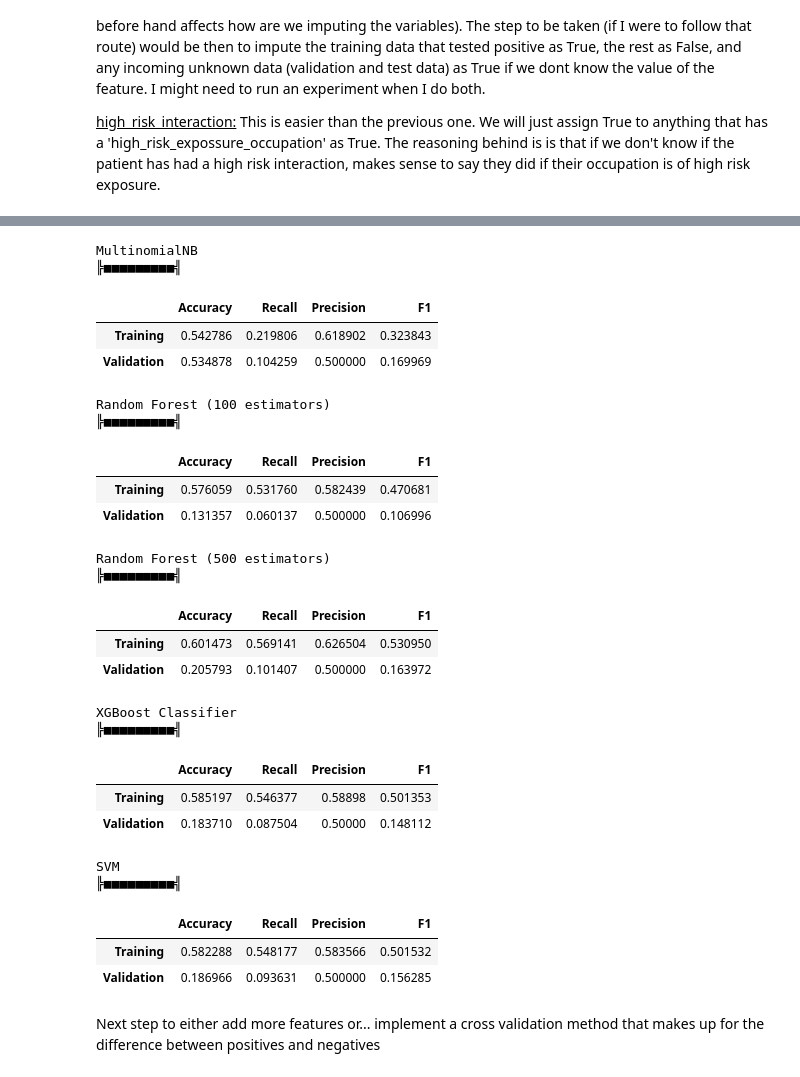
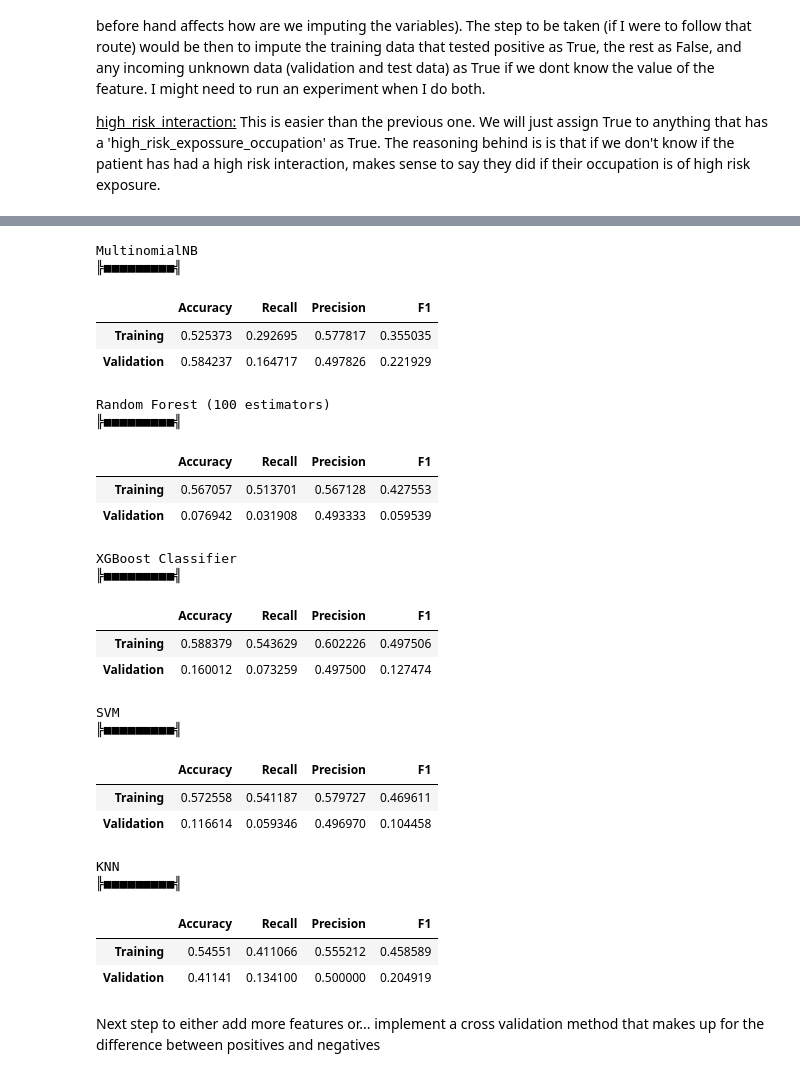
Before and after one commit to Sir-Slade/covid_prediction_project, a Jupyter notebook: PredictorExperiments.ipynb, the cells around one changed output, grey strips where cells are left out. Saved outputs shown, nothing was run; the diff lists cells and outputs as text; code cells hidden in the pictures.

```diff
--- a/PredictorExperiments.ipynb
+++ b/PredictorExperiments.ipynb
@@ -251,10 +310,11 @@ models ={
     "MultinomialNB" : MultinomialNB(alpha=0, class_prior=(.5, .5)),
     "Random Forest (100 estimators)" : RandomForestClassifier(min_samples_leaf=30),
     "XGBoost Classifier" : XGBAdapter(n_estimators=500),
-    "SVM" : SVC()
+    "SVM" : SVC(),
+    "KNN" : KNeighborsClassifier(weights="distance", algorithm="brute")
 }
 # %%
-run_models_cross_val(comorb, y[comorb.index], models)
+run_models(comorb, y[comorb.index], models)
 # %% [output]
 MultinomialNB
 ╠■■■■■■■■■╣
@@ -284,6 +344,6 @@ SVM
 # %%
 reduced_comorb = reduce_training_set(comorb, y)
-run_models_cross_val(reduced_comorb, y[reduced_comorb.index], models)
+run_models(reduced_comorb, y[reduced_comorb.index], models)
 # %% [output]
 MultinomialNB
 ╠■■■■■■■■■╣
@@ -313,6 +373,6 @@ SVM
 # %%
 comorb_ef = pd.concat([comorb, e_factors], axis=1)
-run_models_cross_val(comorb_ef, y, models)
+run_models(comorb_ef, y, models)
 # %% [output]
 MultinomialNB
 ╠■■■■■■■■■╣
@@ -342,32 +402,32 @@ SVM
 # %%
 reduced_comorb_ef = reduce_training_set(comorb_ef, y)
-run_models_cross_val(reduced_comorb_ef, y[reduced_comorb_ef.index], models)
+run_models(reduced_comorb_ef, y[reduced_comorb_ef.index], models)
 # %% [output]
 MultinomialNB
 ╠■■■■■■■■■╣
 |  | Accuracy | Recall | Precision | F1 |
-| Training | 0.542786 | 0.219806 | 0.618902 | 0.323843 |
-| Validation | 0.534878 | 0.104259 | 0.500000 | 0.169969 |
+| Training | 0.525373 | 0.292695 | 0.577817 | 0.355035 |
+| Validation | 0.584237 | 0.164717 | 0.497826 | 0.221929 |
 Random Forest (100 estimators)
 ╠■■■■■■■■■╣
 |  | Accuracy | Recall | Precision | F1 |
-| Training | 0.576059 | 0.531760 | 0.582439 | 0.470681 |
-| Validation | 0.131357 | 0.060137 | 0.500000 | 0.106996 |
+| Training | 0.567057 | 0.513701 | 0.567128 | 0.427553 |
+| Validation | 0.076942 | 0.031908 | 0.493333 | 0.059539 |
-Random Forest (500 estimators)
+XGBoost Classifier
 ╠■■■■■■■■■╣
 |  | Accuracy | Recall | Precision | F1 |
-| Training | 0.601473 | 0.569141 | 0.626504 | 0.530950 |
-| Validation | 0.205793 | 0.101407 | 0.500000 | 0.163972 |
+| Training | 0.588379 | 0.543629 | 0.602226 | 0.497506 |
+| Validation | 0.160012 | 0.073259 | 0.497500 | 0.127474 |
-XGBoost Classifier
+SVM
 ╠■■■■■■■■■╣
 |  | Accuracy | Recall | Precision | F1 |
-| Training | 0.585197 | 0.546377 | 0.58898 | 0.501353 |
-| Validation | 0.183710 | 0.087504 | 0.50000 | 0.148112 |
+| Training | 0.572558 | 0.541187 | 0.579727 | 0.469611 |
+| Validation | 0.116614 | 0.059346 | 0.496970 | 0.104458 |
-SVM
+KNN
 ╠■■■■■■■■■╣
 |  | Accuracy | Recall | Precision | F1 |
-| Training | 0.582288 | 0.548177 | 0.583566 | 0.501532 |
-| Validation | 0.186966 | 0.093631 | 0.500000 | 0.156285 |
+| Training | 0.54551 | 0.411066 | 0.555212 | 0.458589 |
+| Validation | 0.41141 | 0.134100 | 0.500000 | 0.204919 |
 # %% [markdown]
 Next step to either add more features or... implement a cross validation method that makes up for the difference between positives and negatives
 # %%
```
Also changed, not shown: parts of 26 cells of this notebook.
